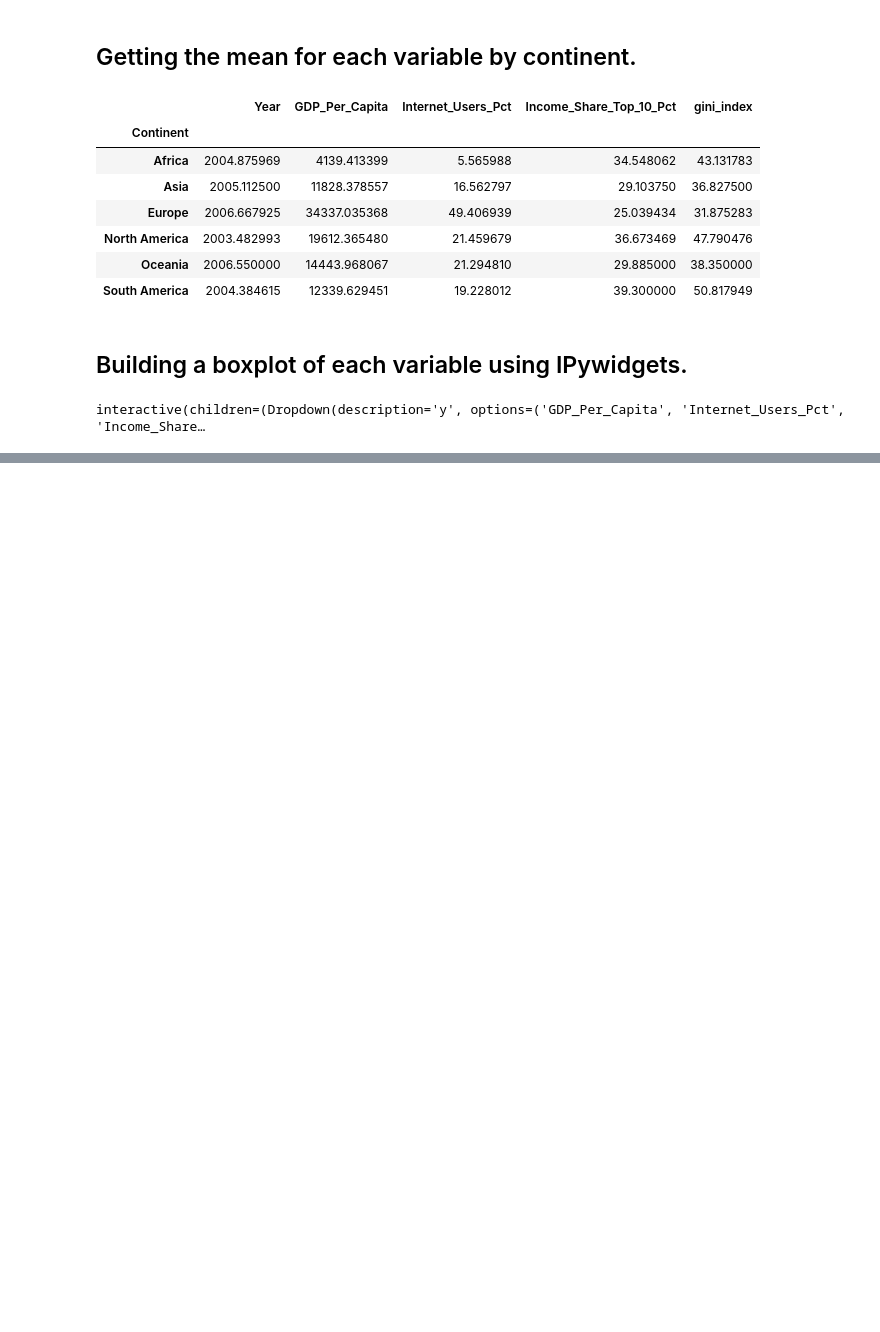
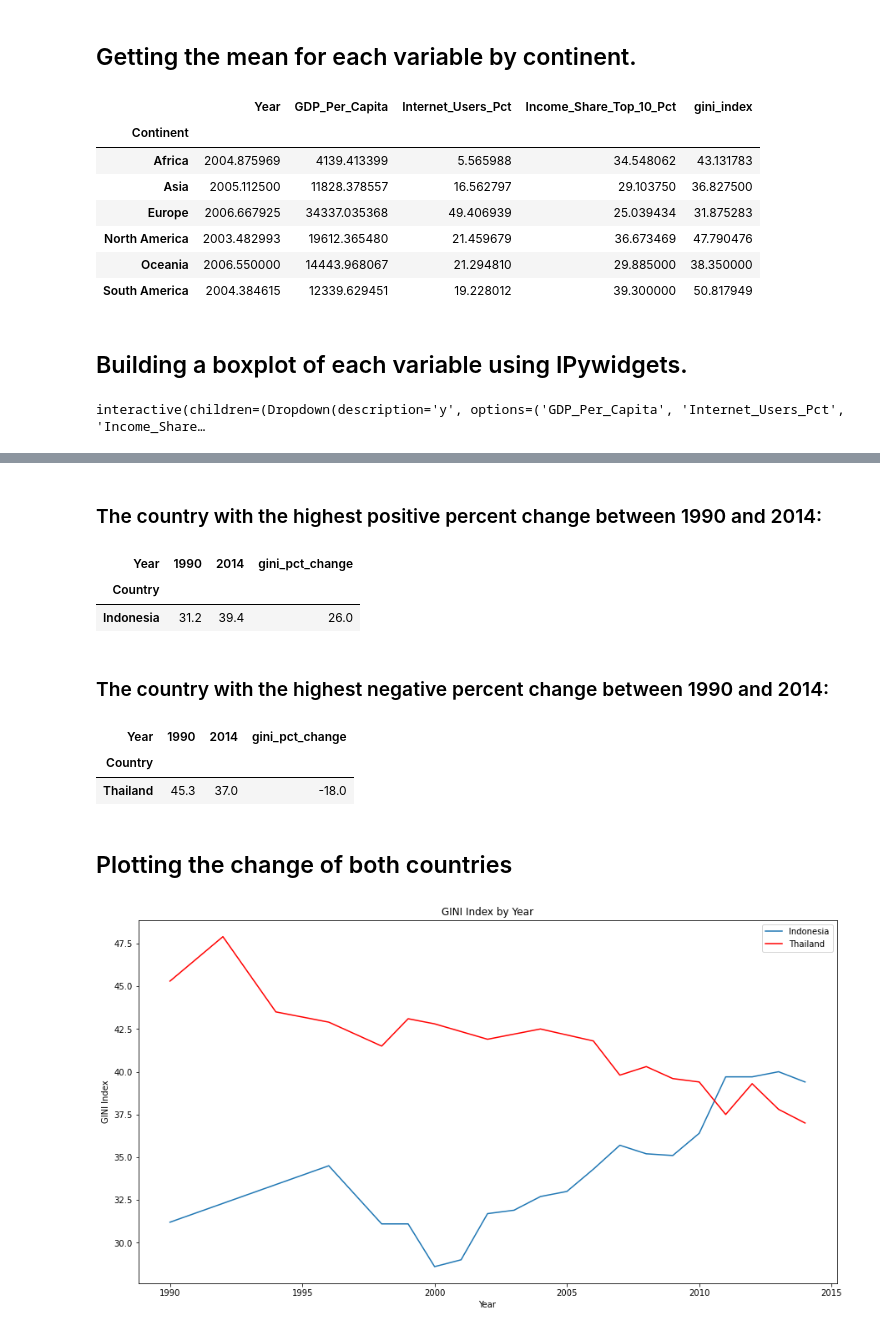
Before and after one commit to nss-data-science-cohort-5/un_exploration-Corbec, a Jupyter notebook: notebooks/UN_Solo_Clean.ipynb, the cells around one changed output, grey strips where cells are left out. Saved outputs shown, nothing was run; the diff lists cells and outputs as text; code cells hidden in the pictures; blank space fills up the shorter version.

```diff
--- a/notebooks/UN_Solo_Clean.ipynb
+++ b/notebooks/UN_Solo_Clean.ipynb
@@ -143,0 +195,33 @@ interactive(children=(Dropdown(description='y', options=('GDP_Per_Capita', 'Inte
+# %% [markdown]
+### The country with the highest positive percent change between 1990 and 2014:
+# %%
+gini_pivot[gini_pivot['gini_pct_change'] == gini_pivot['gini_pct_change'].max()]
+# %% [output]
+| Year | 1990 | 2014 | gini_pct_change |
+| Country |  |  |  |
+| Indonesia | 31.2 | 39.4 | 26.0 |
+# %% [markdown]
+### The country with the highest negative percent change between 1990 and 2014:
+# %%
+gini_pivot[gini_pivot['gini_pct_change'] == gini_pivot['gini_pct_change'].min()]
+# %% [output]
+| Year | 1990 | 2014 | gini_pct_change |
+| Country |  |  |  |
+| Thailand | 45.3 | 37.0 | -18.0 |
+# %% [markdown]
+## Plotting the change of both countries
+# %%
+gini_indonesia = gdp_int_and_income_gini[gdp_int_and_income_gini['Country'] == 'Indonesia']
+gini_thailand = gdp_int_and_income_gini[gdp_int_and_income_gini['Country'] == 'Thailand']
+
+plt.figure(figsize = (15,8))
+ax = plt.gca()
+
+gini_indonesia.plot(kind='line',x='Year',y='gini_index',ax=ax)
+gini_thailand.plot(kind='line',x='Year',y='gini_index', color='red', ax=ax)
+
+plt.legend(['Indonesia', 'Thailand'])
+plt.title('GINI Index by Year')
+plt.ylabel('GINI Index');
+# %% [output]
+[figure, added]
```
Also changed, not shown: parts of 8 cells of this notebook, 1 other file.
